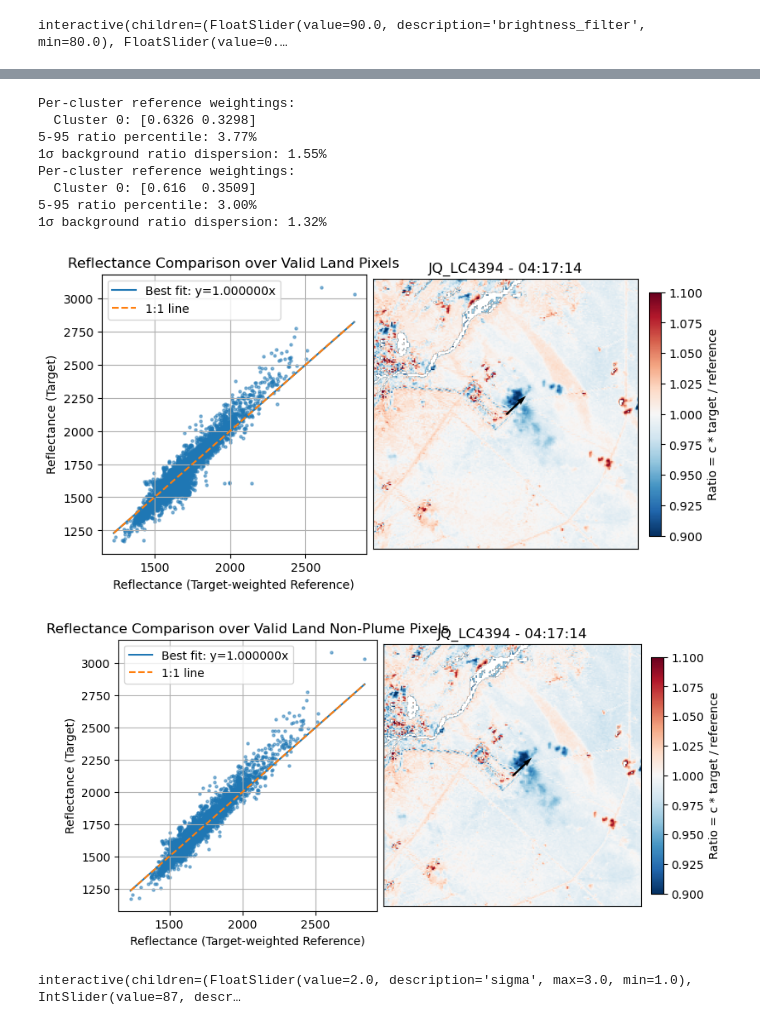
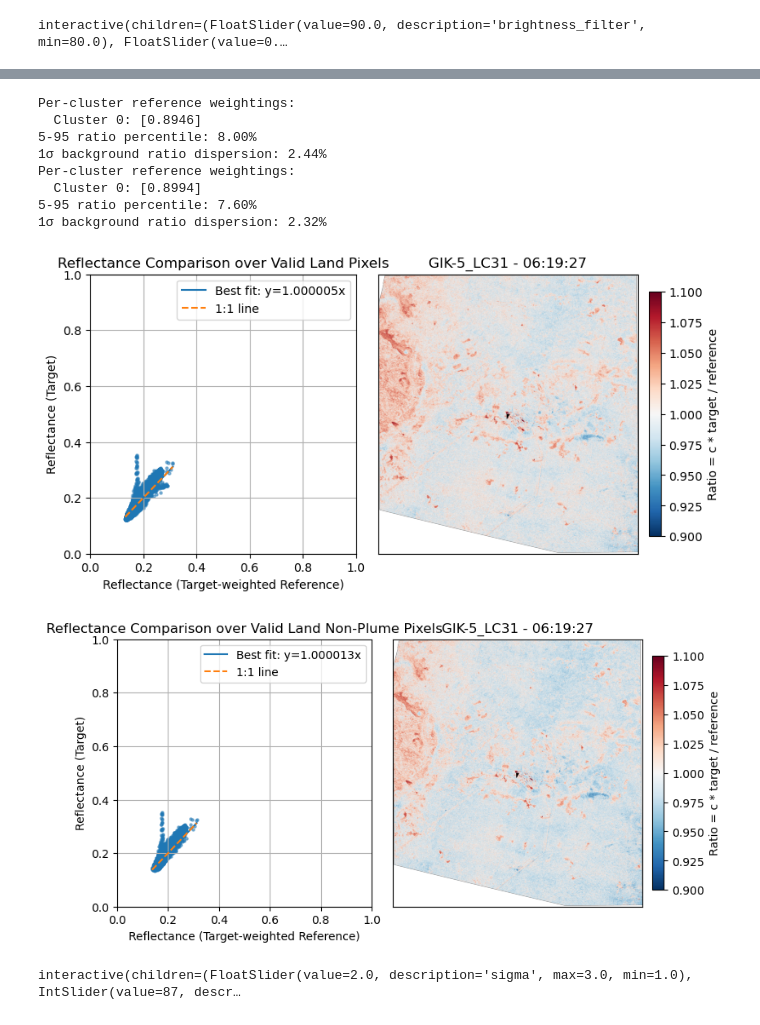
Before and after one commit to cbarker211/Level_1_Retrievals, a Jupyter notebook: no2_retrieval.ipynb, the cells around one changed output, grey strips where cells are left out. Cells and saved outputs as stored; diff of their text form; code cells hidden in the pictures.

```diff
--- a/no2_retrieval.ipynb
+++ b/no2_retrieval.ipynb
@@ -89,0 +34,5 @@ Grid box is 13.34 × 13.44
+# %%
+# Load data
+platform = "sd"
+site_name = "GIK-5_LC31"
+launch_ind = 0
@@ -354,8 +485,8 @@ def find_refs(mask, number_refs):
 
     # Define the scenes. The launch scenes are already removed from the references when the data is loaded.
 
-    b04_tar  = data_tar["B04"].values[mask] # Valid land pixels only.
-    b04_refs = data_ref["B04"].values[:,mask] # Valid land pixels only.
+    b04_tar  = data_tar["red"].values[mask]   # Valid land pixels only.
+    b04_refs = data_ref["red"].values[:,mask] # Valid land pixels only.
 
     # Normalize so that a scene that's spectrally identical but globally darker now scores ~0.
     tar_norm  = b04_tar / b04_tar.mean()
@@ -704,6 +759,7 @@ PCs for 99% variance: 3.
 # %%
 def build_clustered_ref(refs, target, background_mask, mf_clusters, n_clusters,
                         min_pixels=50, fallback_w=None):
+
     """
     Solve a separate NNLS fit per k-means cluster and assemble a single
     reference scene where each pixel uses its own cluster's weights.
@@ -713,9 +769,9 @@ def build_clustered_ref(refs, target, background_mask, mf_clusters, n_clusters,
     background_mask : (H, W) bool — valid land, non-plume pixels to fit on
     mf_clusters     : (H, W) int  — cluster labels, -1 = unassigned
     """
-    H, W = target.shape
+
     N = refs.shape[0]
-    ref = np.zeros((H, W), dtype=float)
+    ref = np.zeros_like(target, dtype=float)
     weights_per_cluster = {}
 
     # Global fallback fit (used for clusters with too few background pixels)
@@ -840,14 +896,6 @@ def tweak_morphology(sigma,percentile,morph_struct_size, morph_iterations):
         ax[i].set_title(plot_titles[i])
     fig.tight_layout()
 # %%
-sigma = 3
-percentile = 75
-morph_struct_size = 5
-
-target_band = "B01"
-target = data_tar[target_band].values                    #         (H, W) - target scene
-refs   = data_ref[target_band].isel(time=ind_ref).values # (N_refs, H, W) - reference scenes
-
 ###############
 # Retrieval 1
 ###############
@@ -855,58 +903,45 @@ refs   = data_ref[target_band].isel(time=ind_ref).values # (N_refs, H, W) - refe
 # Calculate the weighted references with over non-plume, valid, non-water, non-cloud pixels.
 ref, weights_per_cluster = build_clustered_ref(refs, target, valid_mask&~water_mask, mf_clusters, n_clusters)
 
-no2_plume_list = []
 # First retrieval to get the plume mask.
 no2_vcd = calc_retrieval(target,
                          ref,
                          valid_mask,
                          water_mask,
                          None)
 
 
 no2_smooth, no2_plume, plume_mask = isolate_plume(no2_vcd, 3, 75)
 
 do_retrieval_2 = True
 if do_retrieval_2:
 
     ###############
     # Retrieval 2
     ###############
 
     # Calculate the linear weighted references with over non-plume valid land pixels.
     background_mask = valid_mask &~water_mask & ~plume_mask
     ref, weights_per_cluster = build_clustered_ref(refs, target, background_mask, mf_clusters, n_clusters)
 
     # Second retrieval to get the final plume.
     no2_vcd = calc_retrieval(target,
                              ref,
                              valid_mask,
                              water_mask,
                              plume_mask)
 
     widgets.interact(tweak_morphology, sigma = (1,3,0.1), percentile=(75,100,1), morph_struct_size=(1,10,1), morph_iterations=(1,10,1))
-
-    no2_smooth, _, plume_mask = isolate_plume(no2_vcd, 3, 95)
-    no2_plume_list.append((no2_vcd,no2_plume))
-
-    struct = np.ones((morph_struct_size, morph_struct_size))
-    for i in range(2):
-        plume_mask = binary_dilation(binary_erosion(plume_mask, struct), struct) # remove artifacts
-        plume_mask = binary_erosion(binary_dilation(plume_mask, struct), struct) # close holes
-
-    display_mask = plume_mask & valid_mask
-    no2_plume = np.ma.masked_where(~display_mask, no2_vcd)
-    no2_plume_list.append((no2_vcd,no2_plume))
 # %% [output]
 Per-cluster reference weightings:
-  Cluster 0: [0.6326 0.3298]
-5-95 ratio percentile: 3.77%
-1σ background ratio dispersion: 1.55%
+  Cluster 0: [0.8946]
+5-95 ratio percentile: 8.00%
+1σ background ratio dispersion: 2.44%
 Per-cluster reference weightings:
-  Cluster 0: [0.616  0.3509]
-5-95 ratio percentile: 3.00%
-1σ background ratio dispersion: 1.32%
+  Cluster 0: [0.8994]
+5-95 ratio percentile: 7.60%
+1σ background ratio dispersion: 2.32%
-[figure, old version]
+[figure, new version]
-[figure, old version]
+[figure, new version]
 interactive(children=(FloatSlider(value=2.0, description='sigma', max=3.0, min=1.0), IntSlider(value=87, descr…
 # %%
```
Also changed, not shown: parts of 13 cells of this notebook, 4 other files.
